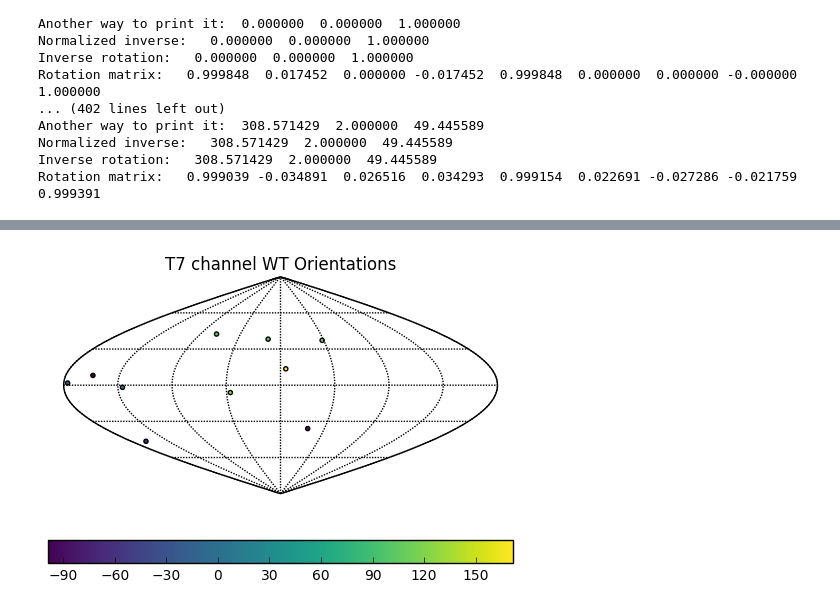
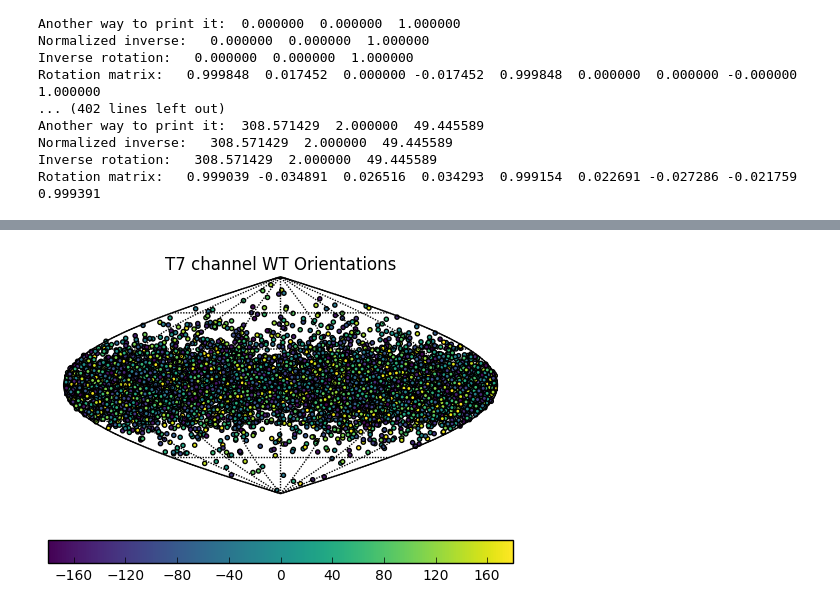
Before and after one commit to DustinMorado/i3assist, a Jupyter notebook: i3assist_plots.ipynb, the cells around one changed output, grey strips where cells are left out. Drawn from its saved outputs; the diff is of its cells as text; code cells hidden in the pictures.

```diff
--- a/i3assist_plots.ipynb
+++ b/i3assist_plots.ipynb
@@ -81,22 +80,22 @@ NameError: name 'np' is not defined
 # %%
 tl = i3.TransformList()
-tl.fromFile('test.trf')
+tl.from_file('test.trf')
 lons = []
 lats = []
 clrs = []
-for trf in tl[:10]:
+for trf in tl:
     rot = trf.rotation
-    eul = rot.getEuler()
+    eul = rot.to_euler()
     lons.append(eul.phi)
     lats.append(90. - eul.theta)
     clrs.append(eul.psi)
 m = Basemap(projection='sinu', lon_0=0., resolution='l')
 m.drawparallels(np.arange(-90., 90., 30.))
 m.drawmeridians(np.arange(-180., 181., 45.))
 x, y = m(lons, lats)
 cax = m.scatter(x, y, s=36, alpha=1., marker='.', c=clrs, cmap=plt.get_cmap('viridis'))
 plt.colorbar(cax, orientation='horizontal')
 plt.title('T7 channel WT Orientations')
 plt.show()
 # %% [output]
-[figure, old version]
+[figure, new version]
```
Also changed, not shown: parts of 1 cell of this notebook, 3 other files.
